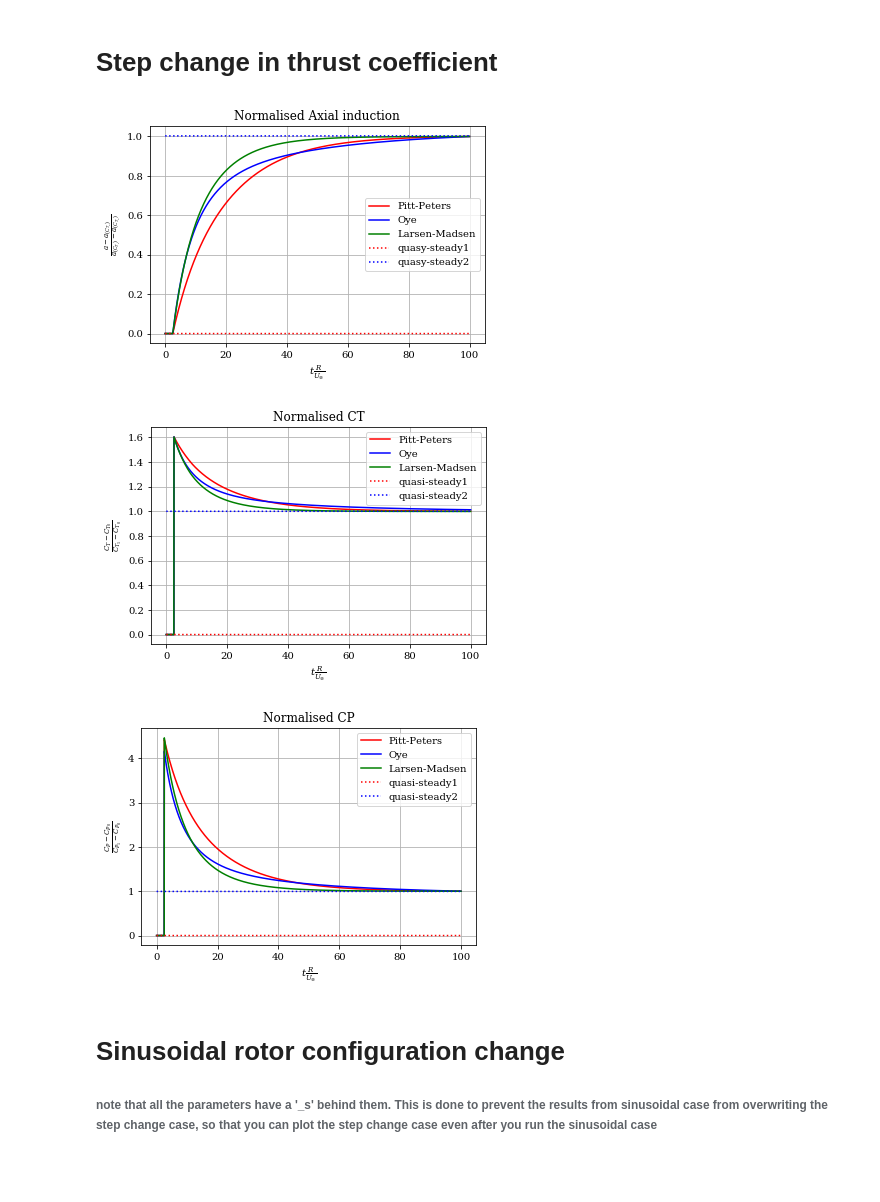
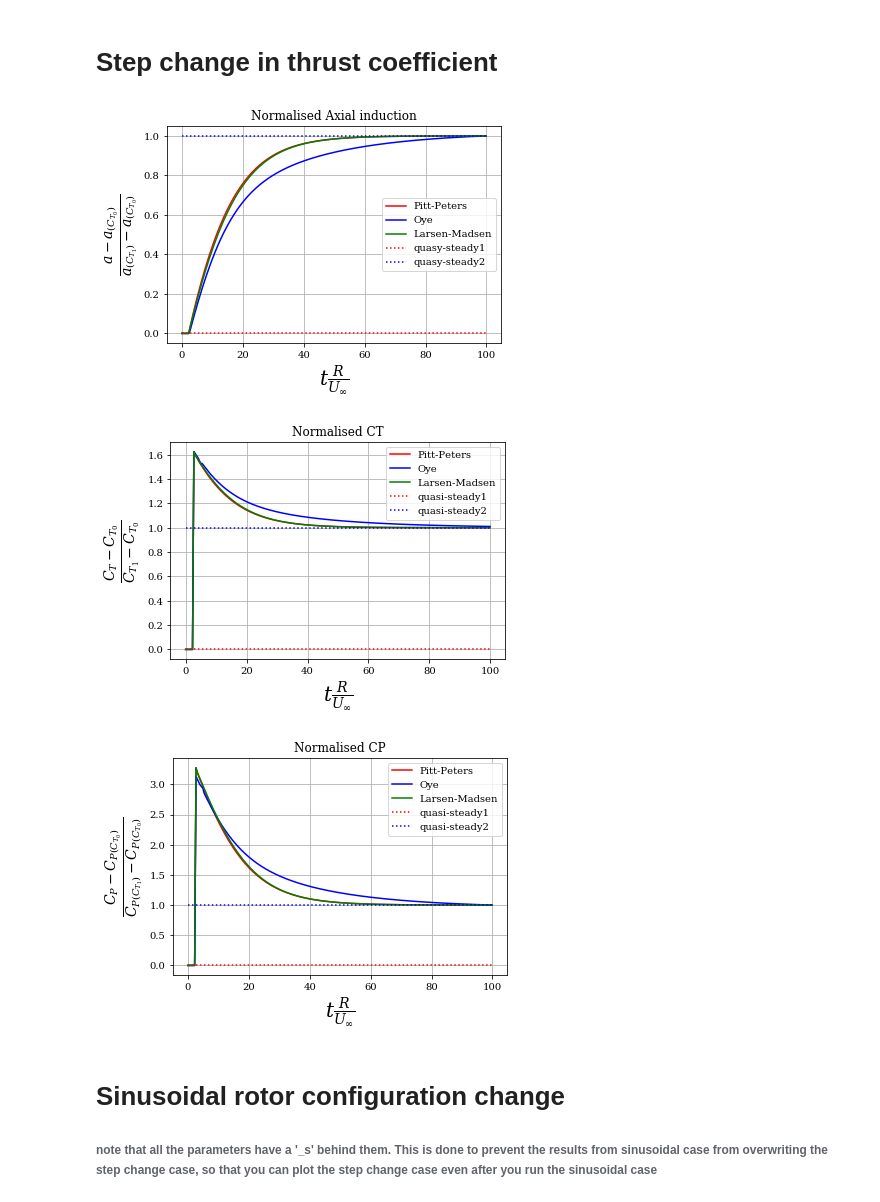
Before and after one commit to olafnekeman/wind_turbine_aeroelasticity, a Jupyter notebook: example_function_use_Case_1.ipynb, the cells around one changed output. Drawn from its saved outputs; the diff is of its cells as text; code cells hidden in the pictures; blank space fills up the shorter version.

Commit message:
Plots en case 1

```diff
--- a/example_function_use_Case_1.ipynb
+++ b/example_function_use_Case_1.ipynb
@@ -74,13 +74,15 @@ we are at 80 iterations
 #a code similar to the one below.
 
 #create the time array
-dt = 0.005
-time_range = np.arange(0,20,dt)
+dt = 0.09
+time=20
+time_range = np.arange(0,time,dt)
+size_array=len(time_range)-1
 
 #create the quasi-steady thrust coefficient as a function of the above time vector
 #initialize a vector the size of the time array with only values of CT0
-CT0 = 0.5
-CT1 = 0.9
+CT0 = 0.9
+CT1 = 0.5
 step_time = 0.5 #time at which the step in rotor configuration is applied in seconds
 
 CT_time = CT0*np.ones(len(time_range))
@@ -116,6 +118,10 @@ CT_sol1,CP_sol1,steady_sol1 = B_unsteady.B_steady.get_solution(B_unsteady.pitch_
 CT_sol2,CP_sol2,steady_sol2 = B_unsteady.B_steady.get_solution(B_unsteady.pitch_time[-1])
 # %%
 #plot results
+plt.rcParams.update({'font.size': 10}) # define fontsize for the figures
+plt.rcParams["font.family"] = "serif" # a nice font for the figures
+plt.rcParams["mathtext.fontset"] = "dejavuserif"  # a nice font for the latex expressions
+
 
 #plot of axial induction factor for annulus number 'annulus_num', note that Prandtl tip corrections are included
 annulus_num = 18
@@ -131,7 +137,7 @@ annulus_num = 18
 # plt.xlabel('t [s]')
 # plt.ylabel('a')
 
-# #plot the actual value of the thrust coefficient in time
+#plot the actual value of the thrust coefficient in time
 # plt.figure(1)
 # plt.plot(time_range,CT_pp,'r',label='Pitt-Peters')
 # plt.plot(time_range,CT_oye,'b',label = 'Oye' )
@@ -144,7 +150,7 @@ annulus_num = 18
 # plt.xlabel('t [s]')
 # plt.ylabel('CT')
 
-# #same for the power coefficient
+#same for the power coefficient
 # plt.figure(2)
 # plt.plot(time_range,CP_pp,'r',label='Pitt-Peters')
 # plt.plot(time_range,CP_oye,'b',label = 'Oye' )
@@ -152,59 +158,59 @@ annulus_num = 18
 # plt.plot(time_range,CP_sol1*np.ones(len(time_range)),'r',linestyle='dotted', label = 'quasi-steady1')
 # plt.plot(time_range,CP_sol2*np.ones(len(time_range)),'b',linestyle='dotted', label = 'quasi-steady2')
 # plt.legend()
 # plt.grid(True)
 # plt.title('Actual CP') #note, title can be better
 # plt.xlabel('t [s]')
 # plt.ylabel('CP')
-# plot figure
-plt.rcParams.update({'font.size': 10}) # define fontsize for the figures
-plt.rcParams["font.family"] = "serif" # a nice font for the figures
-plt.rcParams["mathtext.fontset"] = "dejavuserif"  # a nice font for the latex expressions
+
+
 #plot of non-dimensionalised axial induction factor for annulus number 'annulus_num', note that Prandtl tip corrections are included
 fig_a=plt.figure(3)
-plt.plot(time_range*Radius/Uinf,(a_pp[annulus_num,:]-a_pp[annulus_num,0])/(a_pp[annulus_num,3999]-a_pp[annulus_num,0]),'r',label='Pitt-Peters')
-plt.plot(time_range*Radius/Uinf,(a_oye[annulus_num,:]-a_oye[annulus_num,0])/(a_oye[annulus_num,3999]-a_oye[annulus_num,0]),'b',label = 'Oye' )
-plt.plot(time_range*Radius/Uinf,(a_lm[annulus_num,:]-a_lm[annulus_num,0])/(a_lm[annulus_num,3999]-a_lm[annulus_num,0]),'g',label='Larsen-Madsen')
-plt.plot(time_range*Radius/Uinf,(steady_sol1[annulus_num,0]*np.ones(len(time_range))-a_pp[annulus_num,0])/(a_pp[annulus_num,3999]-a_pp[annulus_num,0]),'r',linestyle='dotted', label = 'quasy-steady1')
-plt.plot(time_range*Radius/Uinf,(steady_sol2[annulus_num,0]*np.ones(len(time_range))-a_pp[annulus_num,0])/(a_pp[annulus_num,3999]-a_pp[annulus_num,0]),'b',linestyle='dotted', label = 'quasy-steady2')
+plt.plot(time_range*Radius/Uinf,(a_pp[annulus_num,:]-a_pp[annulus_num,0])/(a_pp[annulus_num,size_array]-a_pp[annulus_num,0]),'r',label='Pitt-Peters')
+plt.plot(time_range*Radius/Uinf,(a_oye[annulus_num,:]-a_oye[annulus_num,0])/(a_oye[annulus_num,size_array]-a_oye[annulus_num,0]),'b',label = 'Oye' )
+plt.plot(time_range*Radius/Uinf,(a_lm[annulus_num,:]-a_lm[annulus_num,0])/(a_lm[annulus_num,size_array]-a_lm[annulus_num,0]),'g',label='Larsen-Madsen')
+plt.plot(time_range*Radius/Uinf,(steady_sol1[annulus_num,0]*np.ones(len(time_range))-a_pp[annulus_num,0])/(a_pp[annulus_num,size_array]-a_pp[annulus_num,0]),'r',linestyle='dotted', label = 'quasy-steady1')
+plt.plot(time_range*Radius/Uinf,(steady_sol2[annulus_num,0]*np.ones(len(time_range))-a_pp[annulus_num,0])/(a_pp[annulus_num,size_array]-a_pp[annulus_num,0]),'b',linestyle='dotted', label = 'quasy-steady2')
 plt.legend()
 plt.grid(True)
 plt.title('Normalised Axial induction') #note, title can be better
-plt.xlabel(r'$t \frac{R}{U_\infty}$')
-plt.ylabel(r'$\frac{a-a_{\left(C_{T_0}\right)}}{a_{\left(C_{T_1}\right)}-a_{\left(C_{T_0}\right)}}$')
-fig_a.savefig('a_test.png')
+plt.xlabel(r'$t \frac{R}{U_\infty}$', fontsize=20)
+plt.ylabel(r'$\frac{a-a_{\left(C_{T_0}\right)}}{a_{\left(C_{T_1}\right)}-a_{\left(C_{T_0}\right)}}$', fontsize=20)
+fig_a.savefig('a_0.9_0.5.png',bbox_inches = 'tight')
+
 
 #plot the normalised value of the thrust coefficient in time
 fig_Ct=plt.figure(4)
 plt.plot(time_range*Radius/Uinf,(CT_pp-CT0)/(CT1-CT0),'r',label='Pitt-Peters')
 plt.plot(time_range*Radius/Uinf,(CT_oye-CT0)/(CT1-CT0),'b',label = 'Oye' )
 plt.plot(time_range*Radius/Uinf,(CT_lm-CT0)/(CT1-CT0),'g',label='Larsen-Madsen')
 plt.plot(time_range*Radius/Uinf,(CT_sol1*np.ones(len(time_range))-CT0)/(CT1-CT0),'r',linestyle='dotted', label = 'quasi-steady1')
 plt.plot(time_range*Radius/Uinf,(CT_sol2*np.ones(len(time_range))-CT0)/(CT1-CT0),'b',linestyle='dotted', label = 'quasi-steady2')
 plt.legend()
 plt.grid(True)
 plt.title('Normalised CT') #note, title can be better
-plt.xlabel(r'$t \frac{R}{U_\infty}$')
-plt.ylabel(r'$\frac{C_T-C_{T_0}}{C_{T_1}-C_{T_0}}$')
-fig_Ct.savefig('CT_test.png')
+plt.xlabel(r'$t \frac{R}{U_\infty}$', fontsize=20)
+plt.ylabel(r'$\frac{C_T-C_{T_0}}{C_{T_1}-C_{T_0}}$', fontsize=20)
+fig_Ct.savefig('CT_0.9_0.5.png', bbox_inches = 'tight')
 
 #same for the power coefficient
 fig_CP=plt.figure(5)
-plt.plot(time_range*Radius/Uinf,(CP_pp-CP_pp[0])/(CP_pp[3999]-CP_pp[0]),'r',label='Pitt-Peters')
-plt.plot(time_range*Radius/Uinf,(CP_oye-CP_oye[0])/(CP_oye[3999]-CP_oye[0]),'b',label = 'Oye' )
-plt.plot(time_range*Radius/Uinf,(CP_lm-CP_lm[0])/(CP_lm[3999]-CP_lm[0]),'g',label='Larsen-Madsen')
-plt.plot(time_range*Radius/Uinf,(CP_sol1*np.ones(len(time_range))-CP_lm[0])/(CP_lm[3999]-CP_lm[0]),'r',linestyle='dotted', label = 'quasi-steady1')
-plt.plot(time_range*Radius/Uinf,(CP_sol2*np.ones(len(time_range))-CP_lm[0])/(CP_lm[3999]-CP_lm[0]),'b',linestyle='dotted', label = 'quasi-steady2')
+
+plt.plot(time_range*Radius/Uinf,(CP_pp-CP_pp[0])/(CP_pp[size_array]-CP_pp[0]),'r',label='Pitt-Peters')
+plt.plot(time_range*Radius/Uinf,(CP_oye-CP_oye[0])/(CP_oye[size_array]-CP_oye[0]),'b',label = 'Oye' )
+plt.plot(time_range*Radius/Uinf,(CP_lm-CP_lm[0])/(CP_lm[size_array]-CP_lm[0]),'g',label='Larsen-Madsen')
+plt.plot(time_range*Radius/Uinf,(CP_sol1*np.ones(len(time_range))-CP_lm[0])/(CP_lm[size_array]-CP_lm[0]),'r',linestyle='dotted', label = 'quasi-steady1')
+plt.plot(time_range*Radius/Uinf,(CP_sol2*np.ones(len(time_range))-CP_lm[0])/(CP_lm[size_array]-CP_lm[0]),'b',linestyle='dotted', label = 'quasi-steady2')
 plt.legend()
 plt.grid(True)
 plt.title('Normalised CP') #note, title can be better
-plt.xlabel(r'$t \frac{R}{U_\infty}$')
-plt.ylabel(r'$\frac{C_P-C_{P_0}}{C_{P_1}-C_{P_0}}$')
-fig_CP.savefig('CP_test.png')
+plt.xlabel(r'$t \frac{R}{U_\infty}$', fontsize=20)
+plt.ylabel(r'$\frac{C_P-C_{P\left(C_{T_0}\right)}}{C_{P\left(C_{T_1}\right)}-C_{P\left(C_{T_0}\right)}}$', fontsize=20)
+fig_CP.savefig('CP_0.9_0.5.png',bbox_inches = 'tight')
 # %% [output]
-[figure, old version]
+[figure, new version]
-[figure, old version]
+[figure, new version]
-[figure, old version]
+[figure, new version]
 # %% [markdown]
 # Sinusoidal rotor configuration change
 ###### note that all the parameters have a '_s' behind them. This is done to prevent the results from sinusoidal case from overwriting the step change case, so that you can plot the step change case even after you run the sinusoidal case
```
Also changed, not shown: parts of 2 cells of this notebook, 24 other files.
